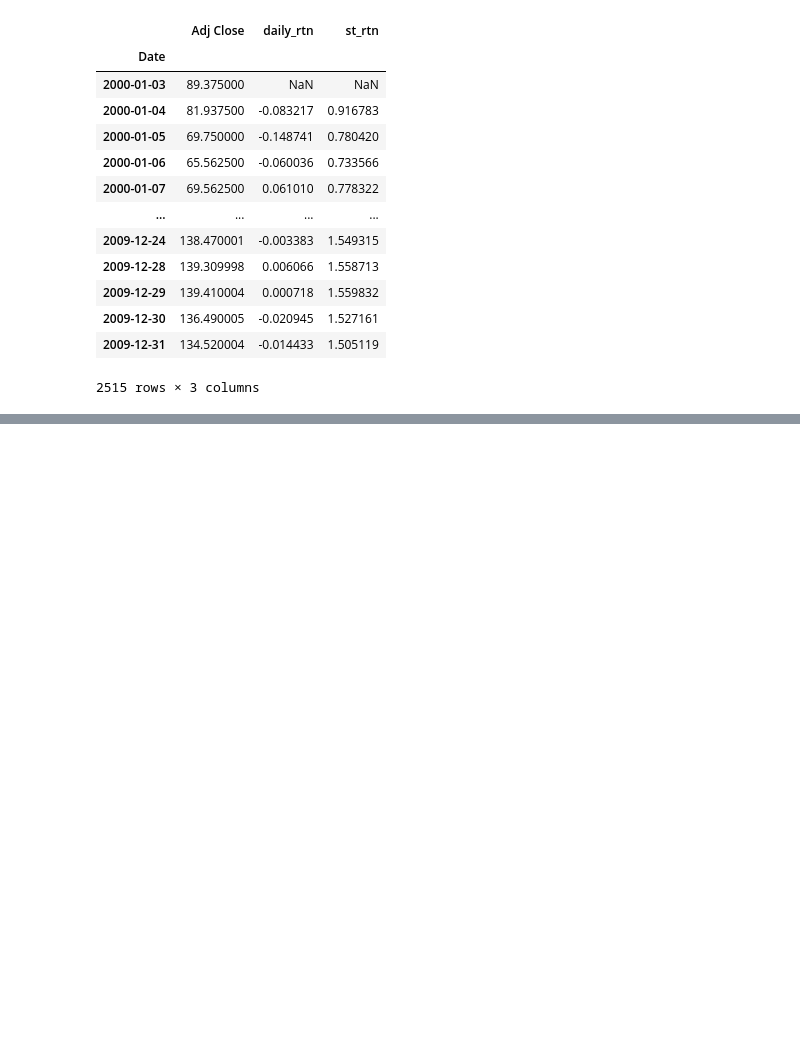
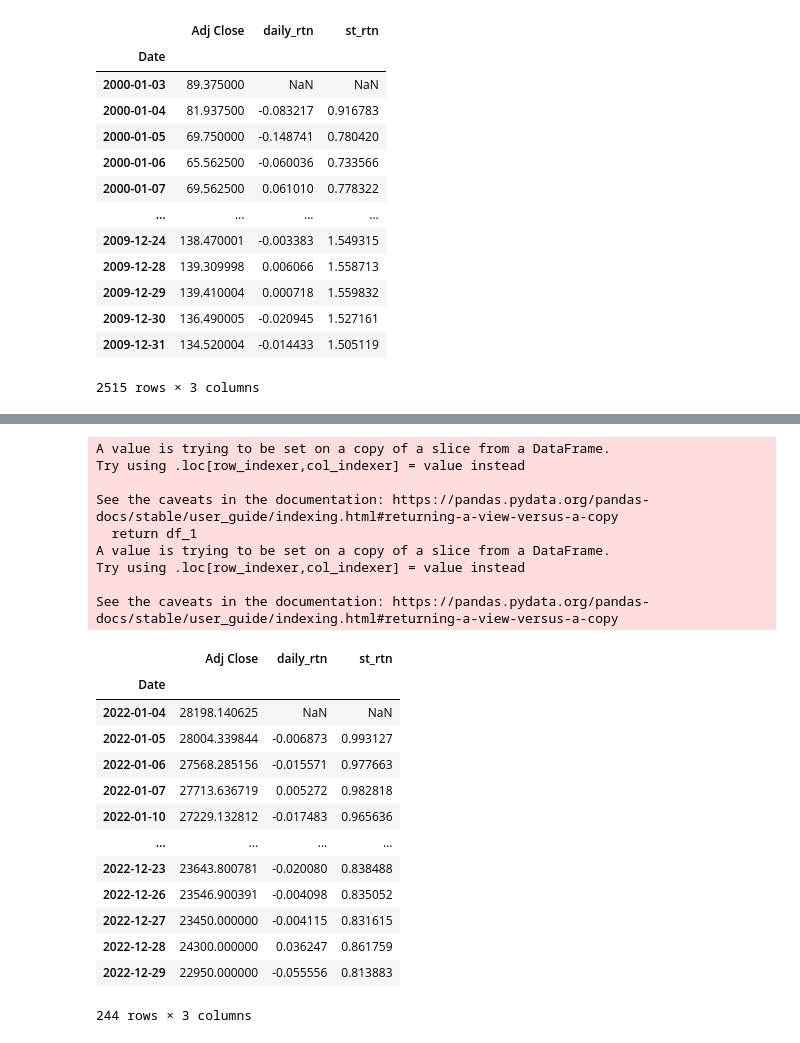
Before and after one commit to sejinhwang97ko/2023prac, a Jupyter notebook: 20230412/02_buyandhold.ipynb, the cells around one changed output, grey strips where cells are left out. Drawn from its saved outputs; the diff is of its cells as text; code cells hidden in the pictures; blank space fills up the shorter version.

```diff
--- a/20230412/02_buyandhold.ipynb
+++ b/20230412/02_buyandhold.ipynb
@@ -332,0 +407,26 @@ See the caveats in the documentation: https://pandas.pydata.org/pandas-docs/stab
+# %%
+buyandhold.bh(df,'Adj Close','20220101')
+# %% [output]
+A value is trying to be set on a copy of a slice from a DataFrame.
+Try using .loc[row_indexer,col_indexer] = value instead
+
+See the caveats in the documentation: https://pandas.pydata.org/pandas-docs/stable/user_guide/indexing.html#returning-a-view-versus-a-copy
+  return df_1
+A value is trying to be set on a copy of a slice from a DataFrame.
+Try using .loc[row_indexer,col_indexer] = value instead
+
+See the caveats in the documentation: https://pandas.pydata.org/pandas-docs/stable/user_guide/indexing.html#returning-a-view-versus-a-copy
+|  | Adj Close | daily_rtn | st_rtn |
+| Date |  |  |  |
+| 2022-01-04 | 28198.140625 | NaN | NaN |
+| 2022-01-05 | 28004.339844 | -0.006873 | 0.993127 |
+| 2022-01-06 | 27568.285156 | -0.015571 | 0.977663 |
+| 2022-01-07 | 27713.636719 | 0.005272 | 0.982818 |
+| 2022-01-10 | 27229.132812 | -0.017483 | 0.965636 |
+| ... | ... | ... | ... |
+| 2022-12-23 | 23643.800781 | -0.020080 | 0.838488 |
+| 2022-12-26 | 23546.900391 | -0.004098 | 0.835052 |
+| 2022-12-27 | 23450.000000 | -0.004115 | 0.831615 |
+| 2022-12-28 | 24300.000000 | 0.036247 | 0.861759 |
+| 2022-12-29 | 22950.000000 | -0.055556 | 0.813883 |
+244 rows × 3 columns
```
Also changed, not shown: parts of 6 cells of this notebook, 2 other files.
